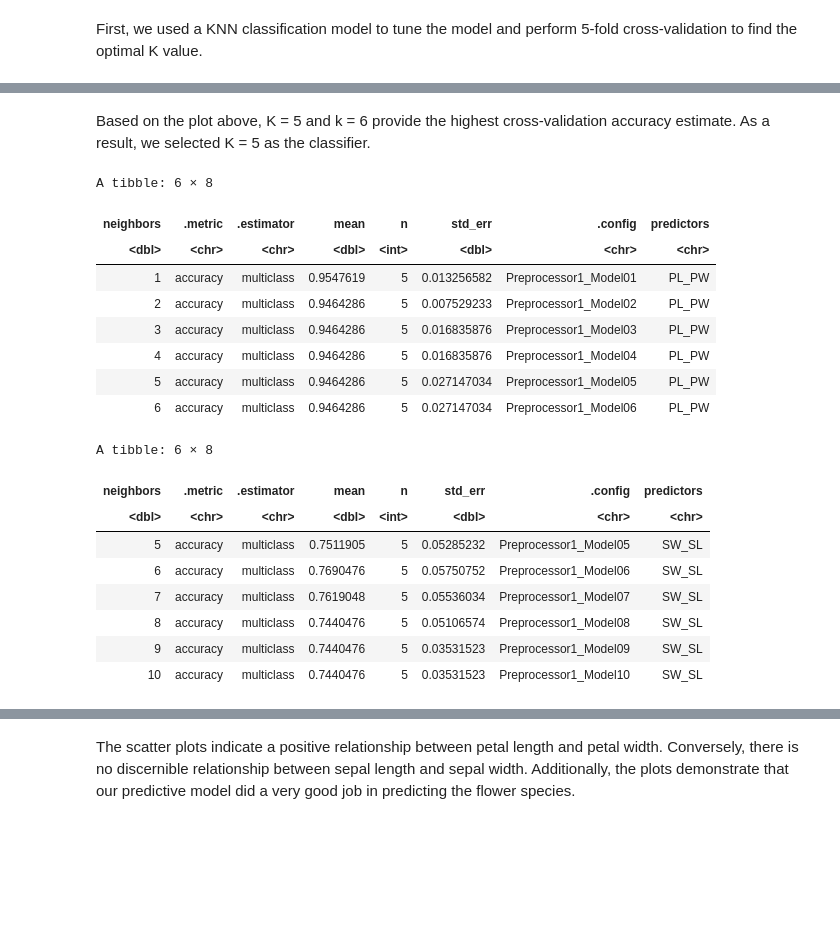
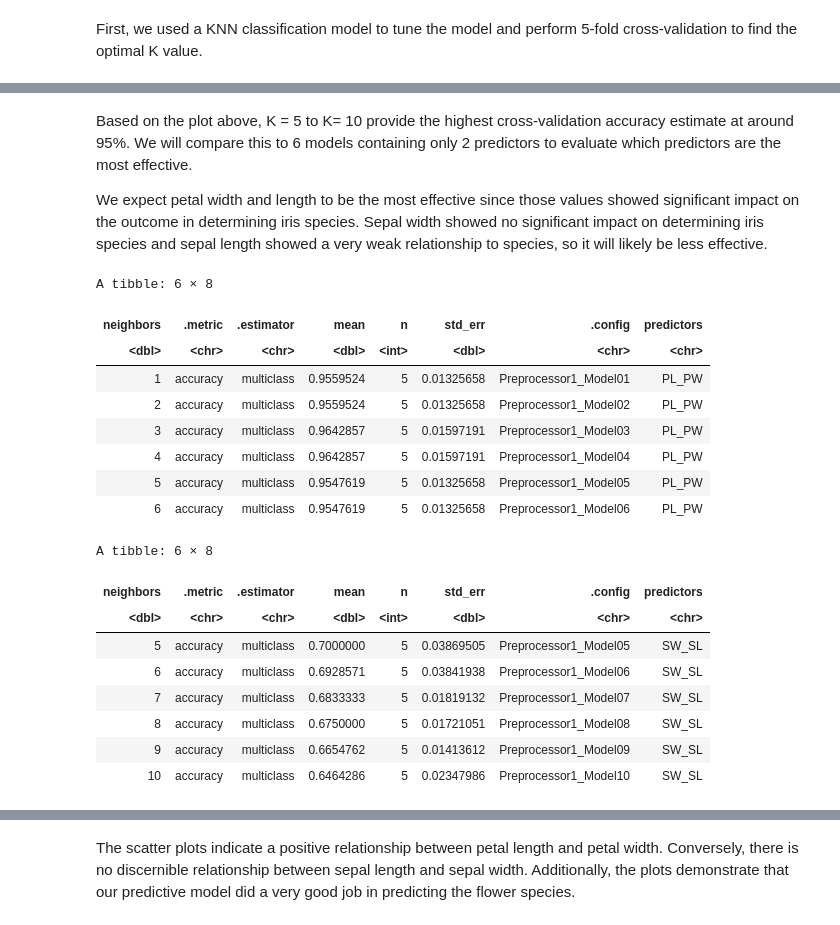
Before and after one commit to lucaschan117/dsci-100-002-group36, a Jupyter notebook: Iris_Project.ipynb, the cells around one changed output, grey strips where cells are left out. Cells and saved outputs as stored; diff of their text form; code cells hidden in the pictures; blank space fills up the shorter version.

```diff
--- a/Iris_Project.ipynb
+++ b/Iris_Project.ipynb
@@ -166,16 +185,12 @@ accuracy_vs_k <- ggplot(accuracies, aes(x = neighbors, y = mean)) +
 # %% [markdown]
-Based on the plot above, K = 5 and k = 6 provide the highest cross-validation accuracy estimate. As a result, we selected K = 5 as the classifier.
+Based on the plot above, K = 5 to K= 10 provide the highest cross-validation accuracy estimate at around 95%. We will compare this to 6 models containing only 2 predictors to evaluate which predictors are the most effective.
+
+We expect petal width and length to be the most effective since those values showed significant impact on the outcome in determining iris species. Sepal width showed no significant impact on determining iris species and sepal length showed a very weak relationship to species, so it will likely be less effective.
 # %%
 # Cross-validation with petal length and petal width variables
 iris_recipe_PL_PW <- recipe(Species ~PetalLengthCm + PetalWidthCm, data = iris_train) |>
           step_scale(all_predictors()) |>
           step_center(all_predictors())
-
-iris_spec <- nearest_neighbor(weight_func = "rectangular", neighbors = tune()) |>
-  set_engine("kknn") |>
-  set_mode("classification")
-
-k_vals <- tibble(neighbors = seq(from = 1, to = 10, by = 1))
 
 iris_results_PL_PW <- workflow() |>
   add_recipe(iris_recipe_PL_PW) |>
@@ -192,12 +207,6 @@ iris_recipe_PL_SL <- recipe(Species ~PetalLengthCm + SepalLengthCm, data = iris_
           step_scale(all_predictors()) |>
           step_center(all_predictors())
 
-iris_spec <- nearest_neighbor(weight_func = "rectangular", neighbors = tune()) |>
-  set_engine("kknn") |>
-  set_mode("classification")
-
-k_vals <- tibble(neighbors = seq(from = 1, to = 10, by = 1))
-
 iris_results_PL_SL <- workflow() |>
   add_recipe(iris_recipe_PL_SL) |>
   add_model(iris_spec) |>
@@ -212,12 +221,6 @@ accuracies_PL_SL <- iris_results_PL_SL |>
 iris_recipe_PL_SW <- recipe(Species ~PetalLengthCm + SepalWidthCm, data = iris_train) |>
           step_scale(all_predictors()) |>
           step_center(all_predictors())
-
-iris_spec <- nearest_neighbor(weight_func = "rectangular", neighbors = tune()) |>
-  set_engine("kknn") |>
-  set_mode("classification")
-
-k_vals <- tibble(neighbors = seq(from = 1, to = 10, by = 1))
 
 iris_results_PL_SW <- workflow() |>
   add_recipe(iris_recipe_PL_SW) |>
@@ -234,12 +237,6 @@ iris_recipe_PW_SL <- recipe(Species ~PetalWidthCm + SepalLengthCm, data = iris_t
           step_scale(all_predictors()) |>
           step_center(all_predictors())
 
-iris_spec <- nearest_neighbor(weight_func = "rectangular", neighbors = tune()) |>
-  set_engine("kknn") |>
-  set_mode("classification")
-
-k_vals <- tibble(neighbors = seq(from = 1, to = 10, by = 1))
-
 iris_results_PW_SL <- workflow() |>
   add_recipe(iris_recipe_PW_SL) |>
   add_model(iris_spec) |>
@@ -254,12 +251,6 @@ accuracies_PW_SL <- iris_results_PW_SL |>
 iris_recipe_PW_SW <- recipe(Species ~PetalWidthCm + SepalWidthCm, data = iris_train) |>
           step_scale(all_predictors()) |>
           step_center(all_predictors())
-
-iris_spec <- nearest_neighbor(weight_func = "rectangular", neighbors = tune()) |>
-  set_engine("kknn") |>
-  set_mode("classification")
-
-k_vals <- tibble(neighbors = seq(from = 1, to = 10, by = 1))
 
 iris_results_PW_SW <- workflow() |>
   add_recipe(iris_recipe_PW_SW) |>
@@ -271,51 +262,45 @@ accuracies_PW_SW <- iris_results_PW_SW |>
   filter(.metric == "accuracy") |>
     mutate(predictors = "PW_SW")
 
 # Cross-validation with sepal width and sepal length variables
 iris_recipe_SW_SL <- recipe(Species ~SepalWidthCm + SepalLengthCm, data = iris_train) |>
           step_scale(all_predictors()) |>
           step_center(all_predictors())
 
-iris_spec <- nearest_neighbor(weight_func = "rectangular", neighbors = tune()) |>
-  set_engine("kknn") |>
-  set_mode("classification")
-
-k_vals <- tibble(neighbors = seq(from = 1, to = 10, by = 1))
-
 iris_results_SW_SL <- workflow() |>
   add_recipe(iris_recipe_SW_SL) |>
   add_model(iris_spec) |>
   tune_grid(resamples = iris_vfold, grid = k_vals) |>
   collect_metrics()
 
 accuracies_SW_SL <- iris_results_SW_SL |>
   filter(.metric == "accuracy") |>
     mutate(predictors = "SW_SL")
 
 
 # Final results of the optimal K analysis
 all_accuracies <- rbind(accuracies_PL_PW, accuracies_PL_SL, accuracies_PL_SW, accuracies_PW_SL, accuracies_PW_SW, accuracies_SW_SL)
 head(all_accuracies)
 tail(all_accuracies)
 # %% [output]
 A tibble: 6 × 8
 | neighbors | .metric | .estimator | mean | n | std_err | .config | predictors |
 | <dbl> | <chr> | <chr> | <dbl> | <int> | <dbl> | <chr> | <chr> |
-| 1 | accuracy | multiclass | 0.9547619 | 5 | 0.013256582 | Preprocessor1_Model01 | PL_PW |
-| 2 | accuracy | multiclass | 0.9464286 | 5 | 0.007529233 | Preprocessor1_Model02 | PL_PW |
-| 3 | accuracy | multiclass | 0.9464286 | 5 | 0.016835876 | Preprocessor1_Model03 | PL_PW |
-| 4 | accuracy | multiclass | 0.9464286 | 5 | 0.016835876 | Preprocessor1_Model04 | PL_PW |
-| 5 | accuracy | multiclass | 0.9464286 | 5 | 0.027147034 | Preprocessor1_Model05 | PL_PW |
-| 6 | accuracy | multiclass | 0.9464286 | 5 | 0.027147034 | Preprocessor1_Model06 | PL_PW |
+| 1 | accuracy | multiclass | 0.9559524 | 5 | 0.01325658 | Preprocessor1_Model01 | PL_PW |
+| 2 | accuracy | multiclass | 0.9559524 | 5 | 0.01325658 | Preprocessor1_Model02 | PL_PW |
+| 3 | accuracy | multiclass | 0.9642857 | 5 | 0.01597191 | Preprocessor1_Model03 | PL_PW |
+| 4 | accuracy | multiclass | 0.9642857 | 5 | 0.01597191 | Preprocessor1_Model04 | PL_PW |
+| 5 | accuracy | multiclass | 0.9547619 | 5 | 0.01325658 | Preprocessor1_Model05 | PL_PW |
+| 6 | accuracy | multiclass | 0.9547619 | 5 | 0.01325658 | Preprocessor1_Model06 | PL_PW |
 A tibble: 6 × 8
 | neighbors | .metric | .estimator | mean | n | std_err | .config | predictors |
 | <dbl> | <chr> | <chr> | <dbl> | <int> | <dbl> | <chr> | <chr> |
-| 5 | accuracy | multiclass | 0.7511905 | 5 | 0.05285232 | Preprocessor1_Model05 | SW_SL |
-| 6 | accuracy | multiclass | 0.7690476 | 5 | 0.05750752 | Preprocessor1_Model06 | SW_SL |
-| 7 | accuracy | multiclass | 0.7619048 | 5 | 0.05536034 | Preprocessor1_Model07 | SW_SL |
-| 8 | accuracy | multiclass | 0.7440476 | 5 | 0.05106574 | Preprocessor1_Model08 | SW_SL |
-| 9 | accuracy | multiclass | 0.7440476 | 5 | 0.03531523 | Preprocessor1_Model09 | SW_SL |
-| 10 | accuracy | multiclass | 0.7440476 | 5 | 0.03531523 | Preprocessor1_Model10 | SW_SL |
+| 5 | accuracy | multiclass | 0.7000000 | 5 | 0.03869505 | Preprocessor1_Model05 | SW_SL |
+| 6 | accuracy | multiclass | 0.6928571 | 5 | 0.03841938 | Preprocessor1_Model06 | SW_SL |
+| 7 | accuracy | multiclass | 0.6833333 | 5 | 0.01819132 | Preprocessor1_Model07 | SW_SL |
+| 8 | accuracy | multiclass | 0.6750000 | 5 | 0.01721051 | Preprocessor1_Model08 | SW_SL |
+| 9 | accuracy | multiclass | 0.6654762 | 5 | 0.01413612 | Preprocessor1_Model09 | SW_SL |
+| 10 | accuracy | multiclass | 0.6464286 | 5 | 0.02347986 | Preprocessor1_Model10 | SW_SL |
 # %%
 options(repr.plot.width = 9, repr.plot.height = 8)
 all_accuracies_vs_k <- ggplot(all_accuracies, aes(x = neighbors, y = mean)) +
```
Also changed, not shown: parts of 16 cells of this notebook.
